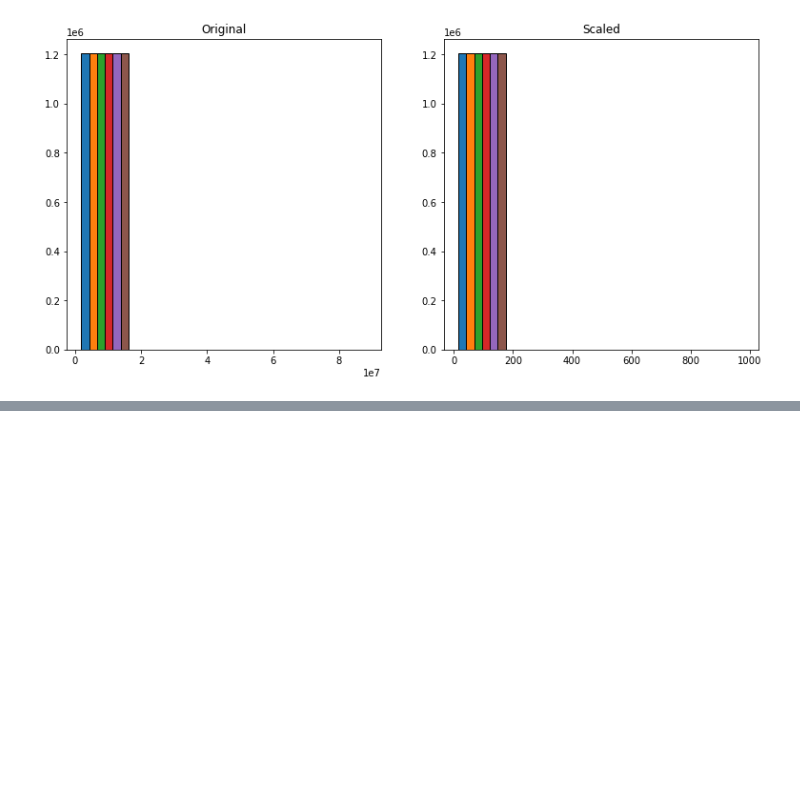
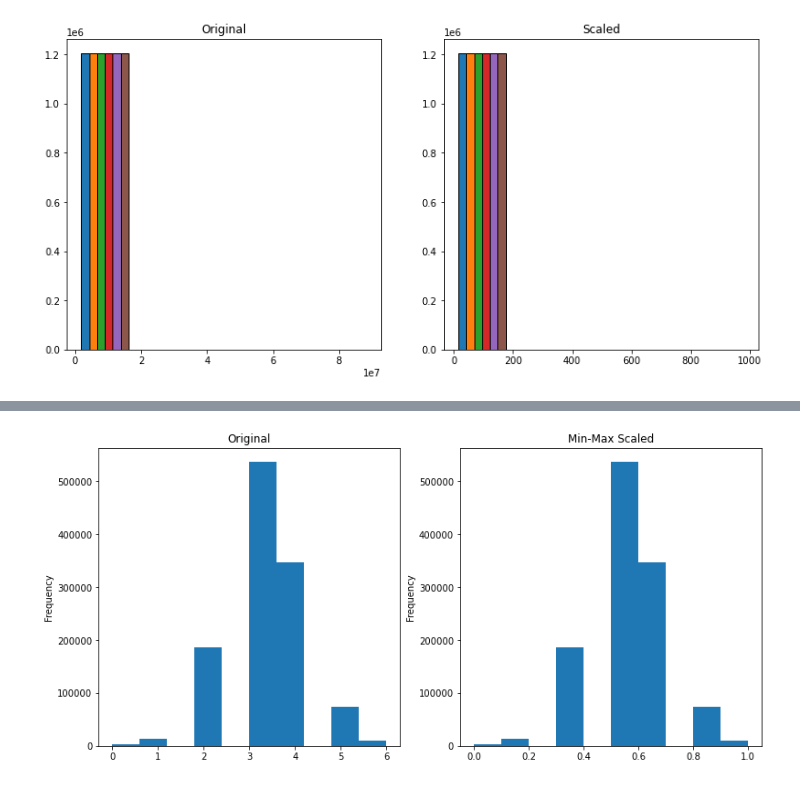
Before and after one commit to jeffakins/regression_exercises, a Jupyter notebook: wrangle.ipynb, the cells around one changed output, grey strips where cells are left out. Saved outputs shown, nothing was run; the diff lists cells and outputs as text; code cells hidden in the pictures; blank space fills up the shorter version.

Commit message:
Scaled zillow data

```diff
--- a/wrangle.ipynb
+++ b/wrangle.ipynb
@@ -558,0 +562,5 @@ Text(0.5, 1.0, 'Scaled')
+# %%
+# This train, val, test set uses zillow_df wich has the outliers removed:
+train_and_validate, test = train_test_split(zillow_df.drop(columns=['fips']), random_state=123)
+train, validate = train_test_split(train_and_validate)
+train.shape, test.shape, validate.shape
@@ -558,0 +578,12 @@ Text(0.5, 1.0, 'Scaled')
+# %%
+columns_to_scale = ['bedrooms', 'bathrooms', 'sqft', 'tax_value', 'tax_amount']
+# %%
+# 1. create the object
+scaler = sklearn.preprocessing.MinMaxScaler()
+
+# 2. fit the object (learn the min and max value)
+scaler.fit(train[columns_to_scale])
+
+# 3. use the object (use the min, max to do the transformation)
+scaled_zillow = scaler.transform(train[columns_to_scale])
+scaled_zillow[:3]
@@ -558,0 +594,4 @@ Text(0.5, 1.0, 'Scaled')
+# %%
+# Add the scaled data to the train dataframe
+columns_scaled = ['bedrooms_scaled', 'bathrooms_scaled', 'sqft_scaled', 'tax_value_scaled', 'tax_amount_scaled']
+train[columns_scaled] = scaled_zillow
@@ -558,0 +616,14 @@ Text(0.5, 1.0, 'Scaled')
+# %%
+# Visualize the un-scaled and scaled distribution for bedrooms
+
+plt.figure(figsize=(13, 6))
+
+# subplot 1
+plt.subplot(121)
+train.bedrooms.plot.hist(title='Original')
+
+#subplot 2
+plt.subplot(122)
+train.bedrooms_scaled.plot.hist(title='Min-Max Scaled');
+# %% [output]
+[figure, added]
```
Also changed, not shown: parts of 7 cells of this notebook.
